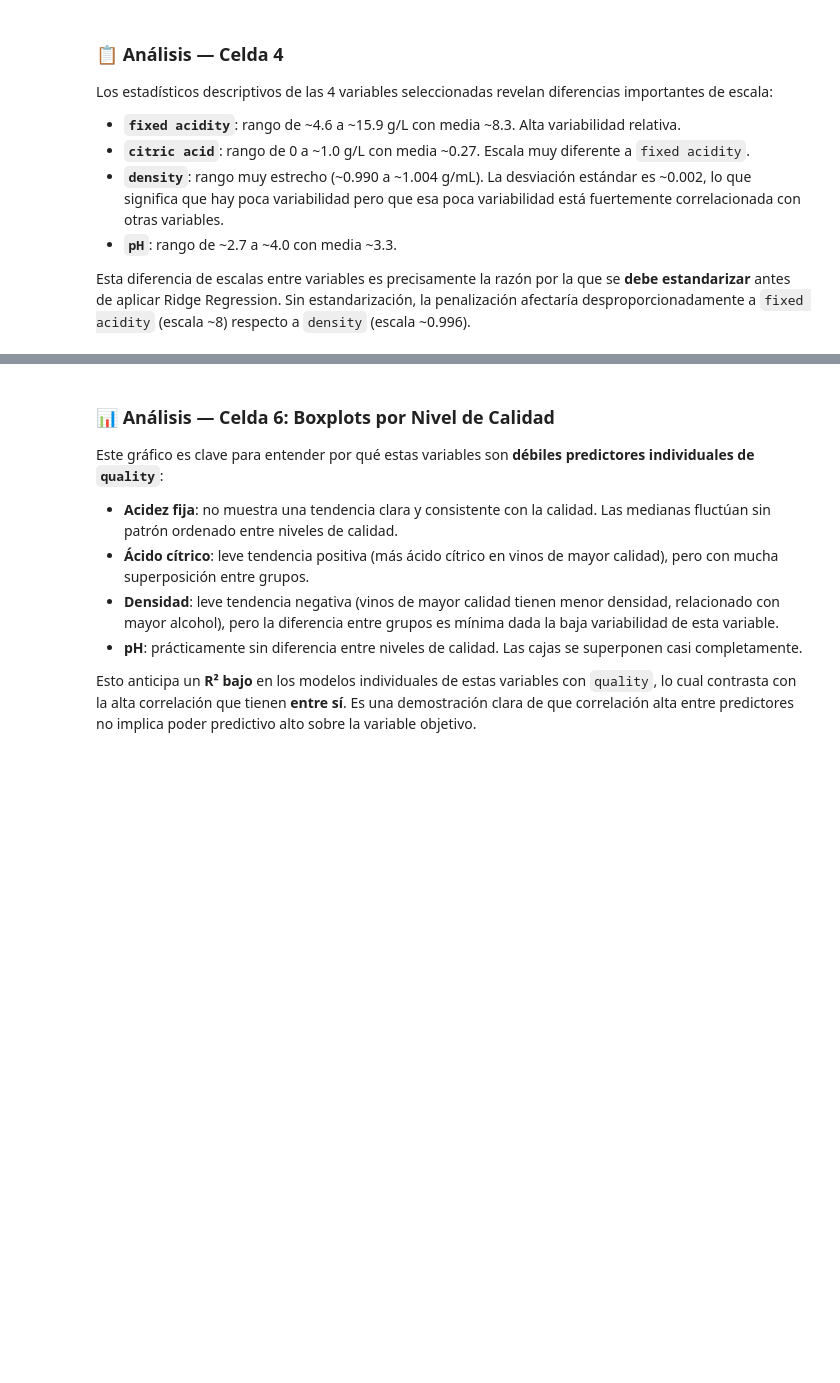
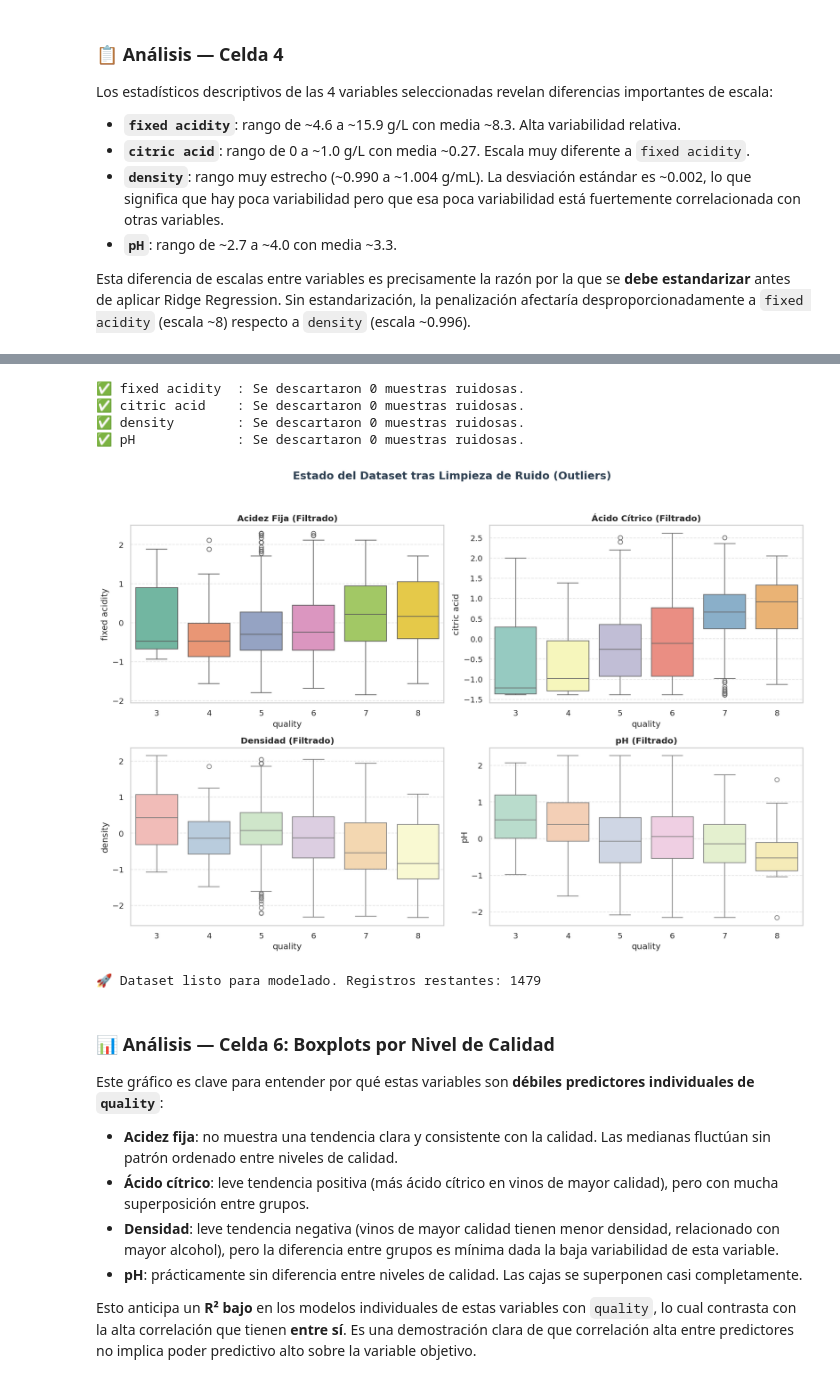
Before and after one commit to omareiza2023/etl-cats, a Jupyter notebook: notebooks/wine_quality_regression_v2.ipynb, the cells around one changed output, grey strips where cells are left out. Saved outputs shown, nothing was run; the diff lists cells and outputs as text; code cells hidden in the pictures; blank space fills up the shorter version.

Commit message:
wine_quality

```diff
--- a/notebooks/wine_quality_regression_v2.ipynb
+++ b/notebooks/wine_quality_regression_v2.ipynb
@@ -242,3 +199,58 @@ plt.show()
+# %%
+# ── CELDA 6.5: Limpieza de Ruido (Criterio de Exclusión IQR) ──────────
+
+# 1. Definir la función de limpieza
+# Usamos factor 1.7 para ser precisos sin ser excesivamente agresivos
+def limpiar_vinos(df_in, columnas, factor=1.7):
+    df_out = df_in.copy()
+    for col in columnas:
+        Q1 = df_out[col].quantile(0.25)
+        Q3 = df_out[col].quantile(0.75)
+        IQR = Q3 - Q1
+
+        lim_inf = Q1 - factor * IQR
+        lim_sup = Q3 + factor * IQR
+
+        # Aplicamos el filtro
+        filas_antes = len(df_out)
+        df_out = df_out[(df_out[col] >= lim_inf) & (df_out[col] <= lim_sup)]
+
+        print(f"✅ {col:15}: Se descartaron {filas_antes - len(df_out)} muestras ruidosas.")
+    return df_out
+
+# 2. Ejecutar limpieza sobre las variables críticas
+columnas_modelo = ['fixed acidity', 'citric acid', 'density', 'pH']
+df = limpiar_vinos(df, columnas_modelo)
+
+# 3. Visualización de Resultados (Boxplots Limpios)
+fig, axes = plt.subplots(2, 2, figsize=(14, 10))
+fig.suptitle('Estado del Dataset tras Limpieza de Ruido (Outliers)',
+             fontsize=15, fontweight='bold', color='#2c3e50')
+
+orden = sorted(df['quality'].unique())
+config = [
+    ('fixed acidity', 'Acidez Fija', 'Set2'),
+    ('citric acid',   'Ácido Cítrico', 'Set3'),
+    ('density',       'Densidad', 'Pastel1'),
+    ('pH',            'pH', 'Pastel2')
+]
+
+for ax, (col, label, color) in zip(axes.flat, config):
+    sns.boxplot(data=df, x='quality', y=col, order=orden, palette=color, ax=ax)
+    ax.set_title(f'{label} (Filtrado)', fontweight='bold')
+    ax.grid(axis='y', linestyle='--', alpha=0.5)
+
+plt.tight_layout(rect=[0, 0.03, 1, 0.95])
+plt.show()
+
+print(f"\n🚀 Dataset listo para modelado. Registros restantes: {len(df)}")
+# %% [output]
+✅ fixed acidity  : Se descartaron 0 muestras ruidosas.
+✅ citric acid    : Se descartaron 0 muestras ruidosas.
+✅ density        : Se descartaron 0 muestras ruidosas.
+✅ pH             : Se descartaron 0 muestras ruidosas.
+[figure, added]
+🚀 Dataset listo para modelado. Registros restantes: 1479
 # %% [markdown]
 ### 📊 Análisis — Celda 6: Boxplots por Nivel de Calidad
 
```
Also changed, not shown: parts of 13 cells of this notebook.
